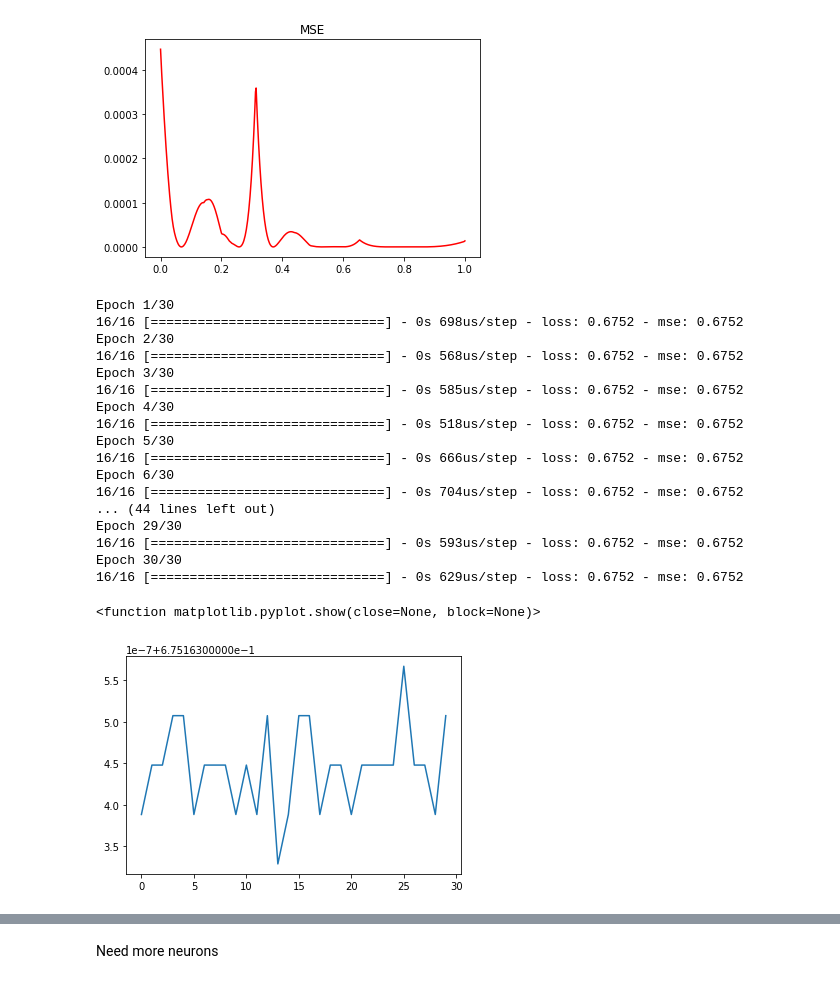
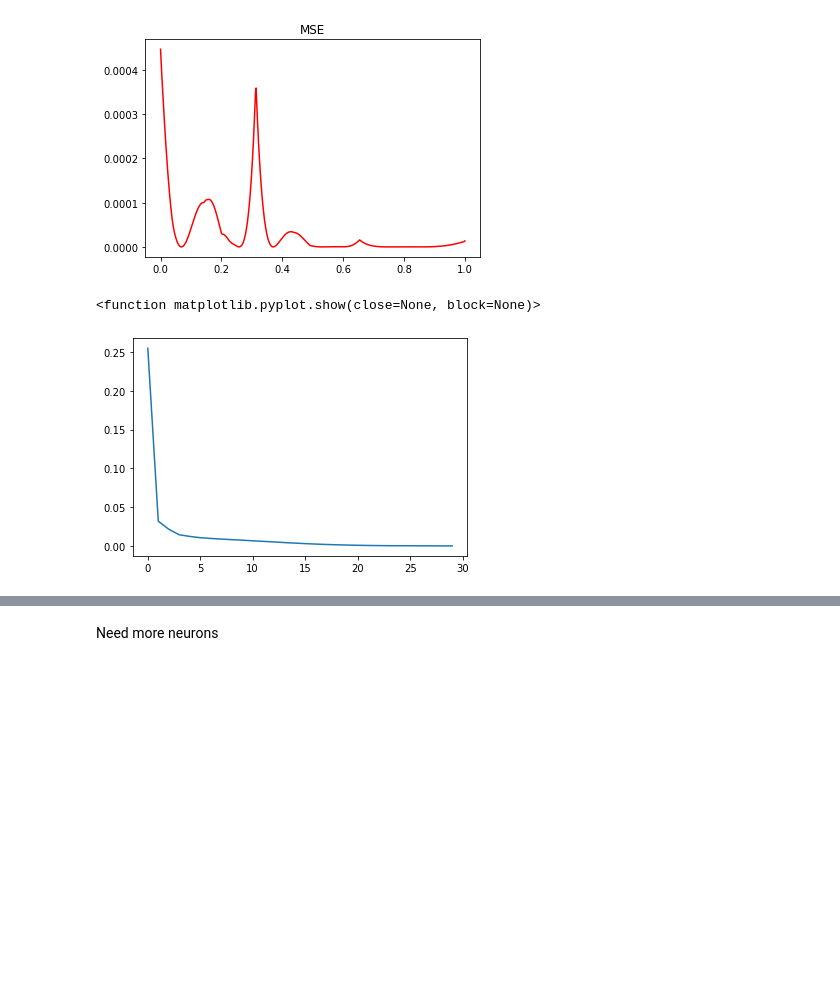
Before and after one commit to anhktrinh/regression-model-analysis, a Jupyter notebook: Simple_Regression_Model.ipynb, the cells around one changed output, grey strips where cells are left out. Saved outputs shown, nothing was run; the diff lists cells and outputs as text; code cells hidden in the pictures; blank space fills up the shorter version.

```diff
--- a/Simple_Regression_Model.ipynb
+++ b/Simple_Regression_Model.ipynb
@@ -313,40 +313,23 @@ plt.show()
 # %%
 model_test=Sequential()
 model_test.add(Dense(32, input_dim = 1, activation='relu'))
 #model_test.add(Dense(2048, input_dim = 1, activation='relu'))
 #model_test.add(Dense(256, activation='relu'))
 #model_test.add(Dense(256, activation='relu'))
 #model_test.add(Dense(32, activation='relu'))
 model_test.add(Dense(16, activation='relu'))
 model_test.add(Dense(8, activation='relu'))
 model_test.add(Dense(4, activation='relu'))
 model_test.add(Dense(2, activation='relu'))
 model_test.add(Dense(1, activation='relu'))
 model_test.compile(loss='mse', optimizer='Adam', metrics=['mse'])
-history=model_test.fit(x=trainX, y=trainX_true, epochs=30, verbose=1)
+history=model_test.fit(x=trainX, y=trainX_true, epochs=30, verbose=0)
 loss_history = history.history["loss"]
 plt.plot(loss_history)
 plt.show
 # %% [output]
-Epoch 1/30
-16/16 [==============================] - 0s 698us/step - loss: 0.6752 - mse: 0.6752
-Epoch 2/30
-16/16 [==============================] - 0s 568us/step - loss: 0.6752 - mse: 0.6752
-Epoch 3/30
-16/16 [==============================] - 0s 585us/step - loss: 0.6752 - mse: 0.6752
-Epoch 4/30
-16/16 [==============================] - 0s 518us/step - loss: 0.6752 - mse: 0.6752
-Epoch 5/30
-16/16 [==============================] - 0s 666us/step - loss: 0.6752 - mse: 0.6752
-Epoch 6/30
-16/16 [==============================] - 0s 704us/step - loss: 0.6752 - mse: 0.6752
-... (44 lines left out)
-Epoch 29/30
-16/16 [==============================] - 0s 593us/step - loss: 0.6752 - mse: 0.6752
-Epoch 30/30
-16/16 [==============================] - 0s 629us/step - loss: 0.6752 - mse: 0.6752
+<function matplotlib.pyplot.show(close=None, block=None)>
-<function matplotlib.pyplot.show(close=None, block=None)>
-[figure, old version]
+[figure, new version]
 # %%
 model_layer=[]
 prediction_layer=[]
```
Also changed, not shown: parts of 3 cells of this notebook.
